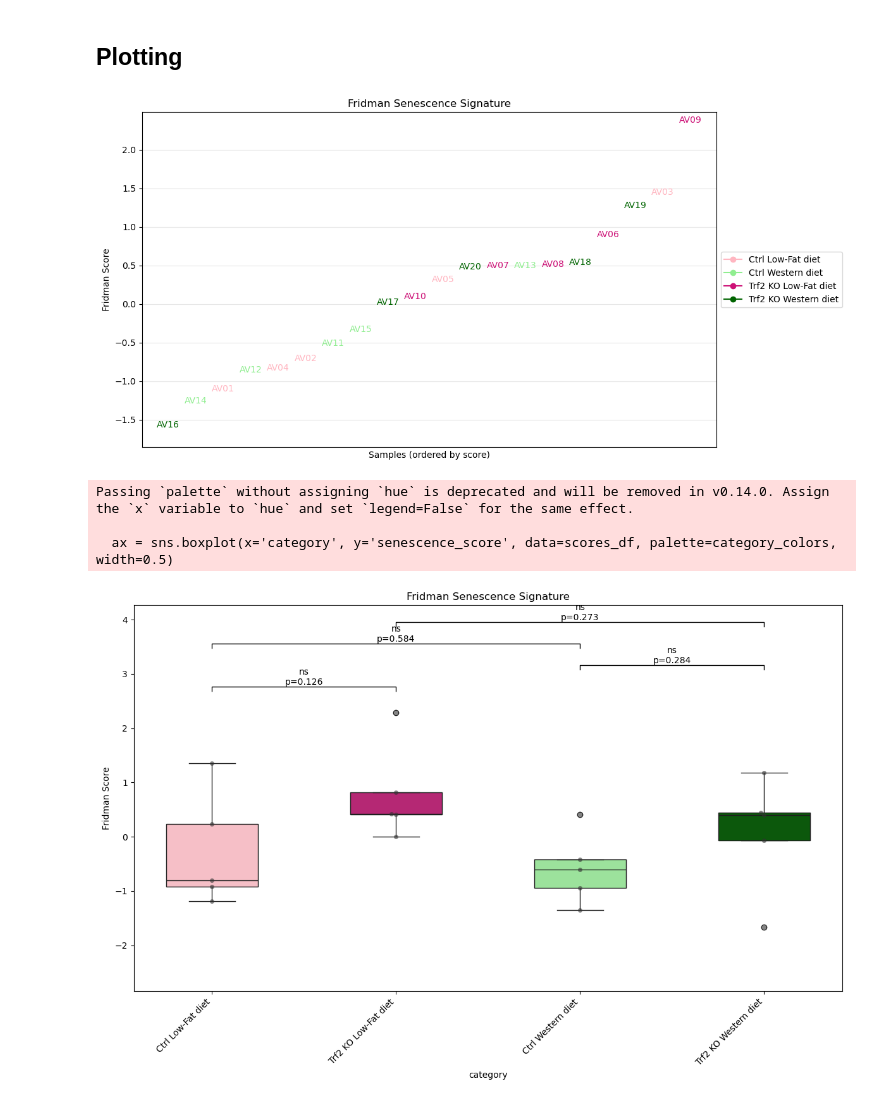
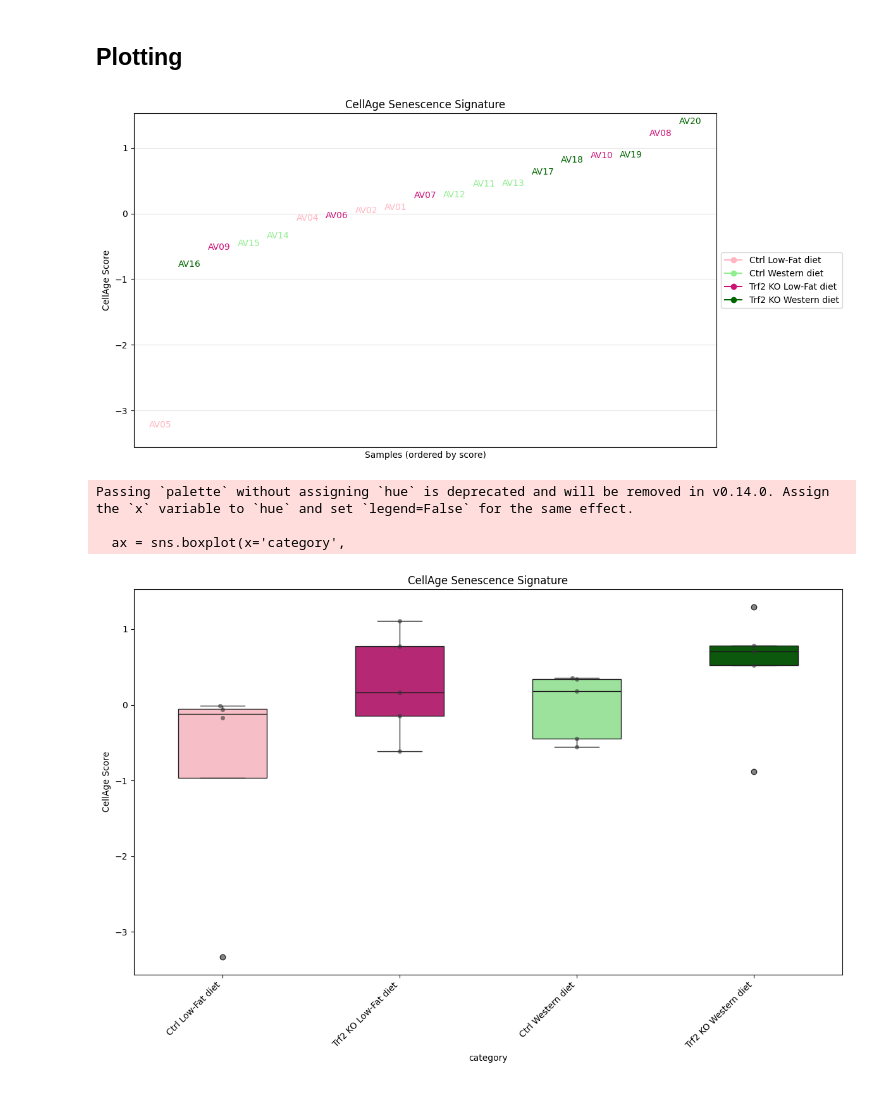
Before and after one commit to akanksha-sachan/ERCC1_iPSC_analysis, a Jupyter notebook: mouse_liver/sen_scores.ipynb, the cells around one changed output. Saved outputs shown, nothing was run; the diff lists cells and outputs as text; code cells hidden in the pictures.

```diff
--- a/mouse_liver/sen_scores.ipynb
+++ b/mouse_liver/sen_scores.ipynb
@@ -111,13 +108,13 @@ def map_sample_to_category(sample_name):
         return 'Trf2 KO Western diet'
     return None
 # %%
-data_dir = '/ocean/projects/cis240075p/asachan/datasets/senescence_datasets/mouse_liver/'
-sensig_geneset = '/ocean/projects/cis240075p/asachan/datasets/gene_sets/mouse/SenSig_DEGs.csv'
-fridman_down_orthologs = '/ocean/projects/cis240075p/asachan/datasets/gene_sets/mouse/fridman_down_orthologs.csv'
-fridman_up_orthologs = '/ocean/projects/cis240075p/asachan/datasets/gene_sets/mouse/fridman_up_orthologs.csv'
-senmayo_geneset = '/ocean/projects/cis240075p/asachan/datasets/gene_sets/mouse/SAUL_SEN_MAYO_UP_IN_SEN.v2024.1.Mm.gmt'
-cell_age_orthologs = '/ocean/projects/cis240075p/asachan/datasets/gene_sets/mouse/cellAge_orthologs.csv'
-cell_age_human = '/ocean/projects/cis240075p/asachan/datasets/gene_sets/human/cellAge/cellage3.tsv'
+data_dir = '/ix/djishnu/Akanksha/datasets/bulk_RNA_mouse_liver'
+sensig_geneset = '/ix/djishnu/Akanksha/datasets/gene_sets/mouse/SenSig_DEGs.csv'
+fridman_down_orthologs = '/ix/djishnu/Akanksha/datasets/gene_sets/mouse/fridman_down_orthologs.csv'
+fridman_up_orthologs = '/ix/djishnu/Akanksha/datasets/gene_sets/mouse/fridman_up_orthologs.csv'
+senmayo_geneset = '/ix/djishnu/Akanksha/datasets/gene_sets/mouse/SAUL_SEN_MAYO_UP_IN_SEN.v2024.1.Mm.gmt'
+cell_age_orthologs = '/ix/djishnu/Akanksha/datasets/gene_sets/mouse/cellAge_orthologs.csv'
+cell_age_human = '/ix/djishnu/Akanksha/datasets/gene_sets/human/cellAge/cellage3.tsv'
 # %%
 counts = pd.read_csv(os.path.join(data_dir, 'Trf2_Liver_NormCounts_GSEA.gct.txt'), sep='\t', skiprows=2)
 expr_df = counts.set_index('NAME')
@@ -135,0 +135,4 @@ display(expr_df.head())
+# %%
+# remove AV03 from the df columns
+expr_df_no_outliers = expr_df.drop(columns=['AV03'])
+display(expr_df_no_outliers.head())
@@ -235,9 +248,9 @@ senmayo_scores['category'] = senmayo_scores.index.map(map_sample_to_category)
 Using 106 upregulated genes
 # %%
 #CellAge
-cellage_scores = calculate_senescence_score(expr_df, up_genes=cellage_up_genes, down_genes=cellage_down_genes)
-cellage_up_scores = calculate_senescence_score(expr_df, up_genes=cellage_up_genes)
-cellage_down_scores = calculate_senescence_score(expr_df, down_genes=cellage_down_genes)
+cellage_scores = calculate_senescence_score(expr_df_no_outliers, up_genes=cellage_up_genes, down_genes=cellage_down_genes)
+cellage_up_scores = calculate_senescence_score(expr_df_no_outliers, up_genes=cellage_up_genes)
+cellage_down_scores = calculate_senescence_score(expr_df_no_outliers, down_genes=cellage_down_genes)
 cellage_scores['category'] = cellage_scores.index.map(map_sample_to_category)
 cellage_up_scores['category'] = cellage_up_scores.index.map(map_sample_to_category)
 cellage_down_scores['category'] = cellage_down_scores.index.map(map_sample_to_category)
@@ -400,23 +453,21 @@ custom_colors = {
     'Trf2 KO Western diet': '#006400'     # Dark green
 }
 
-#Fridman
-plot_scores_scatter(fridman_scores,
+plot_scores_scatter(cellage_scores,
                    category_colors=custom_colors,
-                   title="Fridman Senescence Signature",
-                   ylabel="Fridman Score")
+                   title="CellAge Senescence Signature",
+                   ylabel="CellAge Score")
 # %% [output]
-[figure, old version]
+[figure, new version]
 # %%
-plot_scores_with_significance(
-    scores_df=fridman_scores,
+plot_scores_simple(
+    scores_df=cellage_scores,
     category_colors=custom_colors,
-    title="Fridman Senescence Signature",
-    ylabel="Fridman Score",
-    n_permutations=10000
+    title="CellAge Senescence Signature",
+    ylabel="CellAge Score",
 )
 # %% [output]
 Passing `palette` without assigning `hue` is deprecated and will be removed in v0.14.0. Assign the `x` variable to `hue` and set `legend=False` for the same effect.
 
-  ax = sns.boxplot(x='category', y='senescence_score', data=scores_df, palette=category_colors, width=0.5)
+  ax = sns.boxplot(x='category',
-[figure, old version]
+[figure, new version]
```
Also changed, not shown: parts of 9 cells of this notebook.
